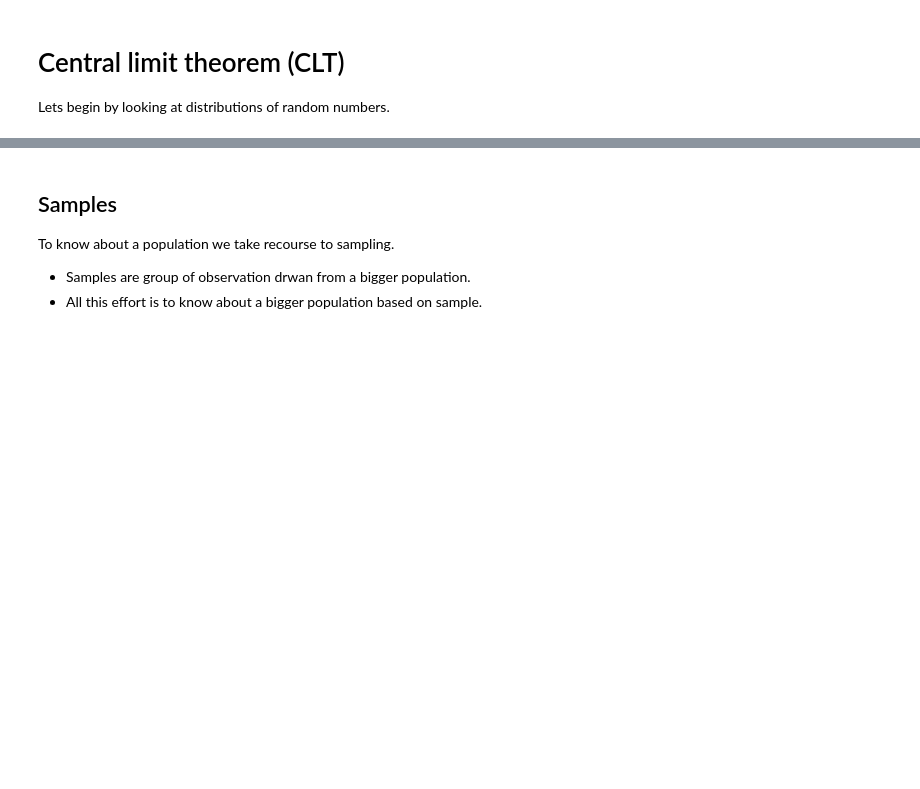
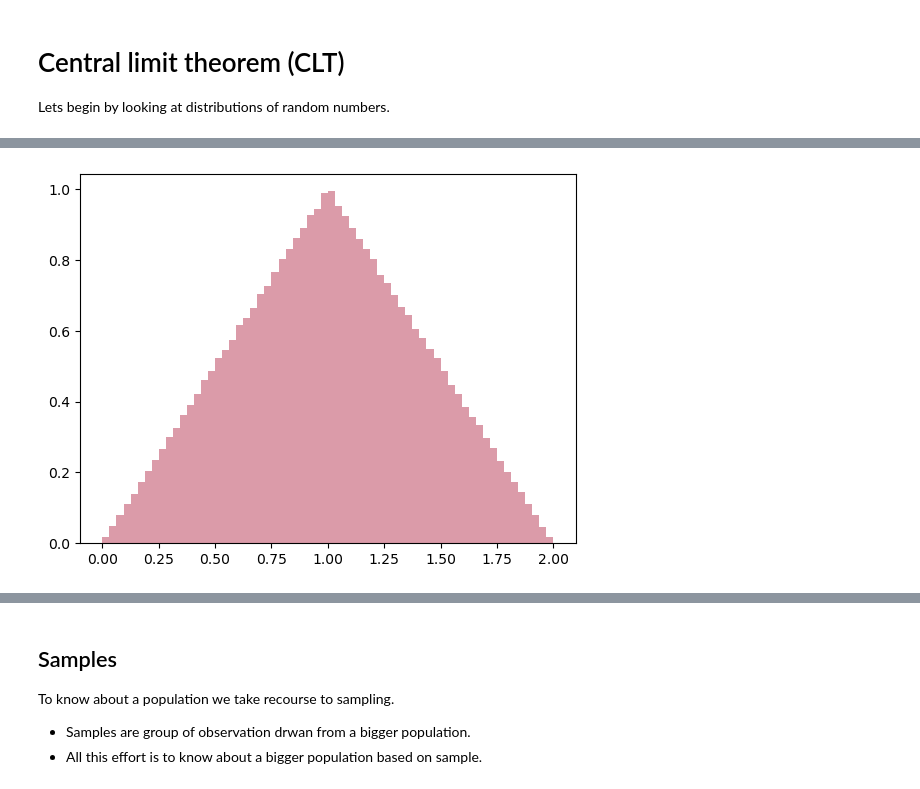
Before and after one commit to rajeshrinet/teaching, a Jupyter notebook: PH5490/code/ex01-CLT.ipynb, the cells around one changed output, grey strips where cells are left out. Drawn from its saved outputs; the diff is of its cells as text; code cells hidden in the pictures; blank space fills up the shorter version.

```diff
--- a/PH5490/code/ex01-CLT.ipynb
+++ b/PH5490/code/ex01-CLT.ipynb
@@ -9,3 +21,16 @@ import matplotlib.pyplot as plt
+# %%
+N=10**6
+
+### generate two sets of uniform RVs and add them
+x1 = np.random.random(N)
+x2 = np.random.random(N)
+x = x1+x2
+
+## plot the distribution of the sum
+nBins=64
+plt.hist(x, nBins, density=True, color='#A60628', alpha=0.4);
+# %% [output]
+[figure, added]
 # %%
 # hist a set of random numbers, Gaussian distributed
 import numpy as np
```
Also changed, not shown: parts of 11 cells of this notebook, 2 other files.
